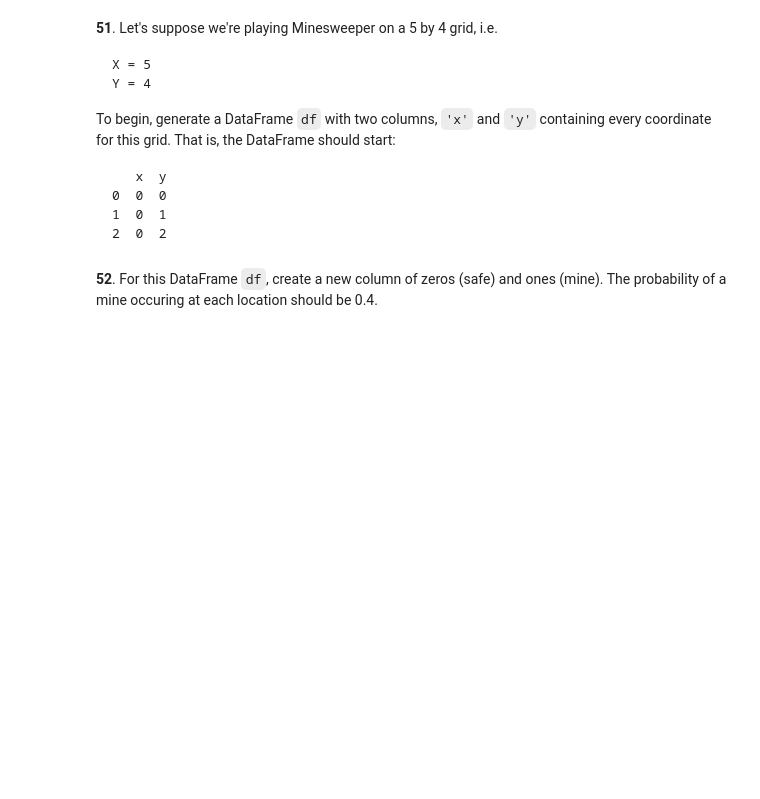
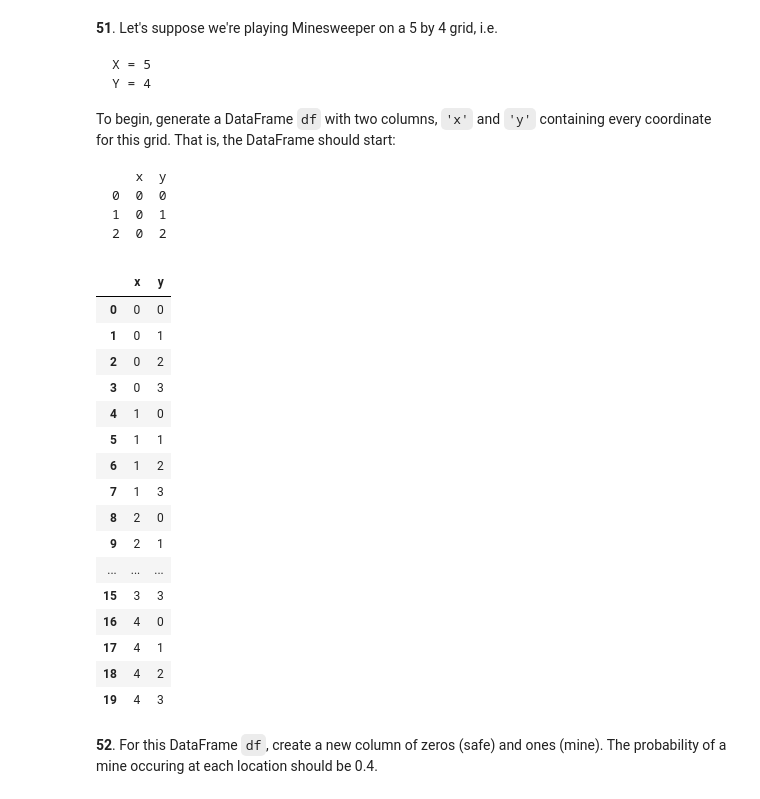
Before and after one commit to ronanfernandes/100-pandas-puzzles, a Jupyter notebook: 100-pandas-puzzles-COM-ANOTACOES.ipynb, the cells around one changed output. Saved outputs shown, nothing was run; the diff lists cells and outputs as text; code cells hidden in the pictures; blank space fills up the shorter version.

````diff
--- a/100-pandas-puzzles-COM-ANOTACOES.ipynb
+++ b/100-pandas-puzzles-COM-ANOTACOES.ipynb
@@ -957,5 +1131,34 @@ To begin, generate a DataFrame `df` with two columns, `'x'` and `'y'` containing
 1  0  1
 2  0  2
 ```
+# %%
+#d = pd.MultiIndex.from_product([np.arange(5),np.arange(4)])
+
+
+X = 5
+Y = 4
+
+p = pd.core.reshape.util.cartesian_product([np.arange(X), np.arange(Y)])
+p
+df = pd.DataFrame(np.asarray(p).T, columns=['x', 'y'])
+df
+# %% [output]
+|  | x | y |
+| 0 | 0 | 0 |
+| 1 | 0 | 1 |
+| 2 | 0 | 2 |
+| 3 | 0 | 3 |
+| 4 | 1 | 0 |
+| 5 | 1 | 1 |
+| 6 | 1 | 2 |
+| 7 | 1 | 3 |
+| 8 | 2 | 0 |
+| 9 | 2 | 1 |
+| ... | ... | ... |
+| 15 | 3 | 3 |
+| 16 | 4 | 0 |
+| 17 | 4 | 1 |
+| 18 | 4 | 2 |
+| 19 | 4 | 3 |
 # %% [markdown]
 **52**. For this DataFrame `df`, create a new column of zeros (safe) and ones (mine). The probability of a mine occuring at each location should be 0.4.
````
Also changed, not shown: parts of 18 cells of this notebook.
